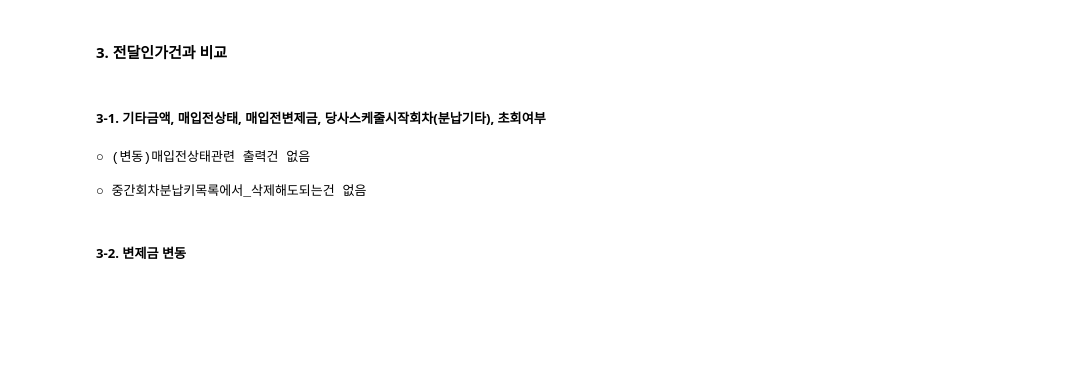
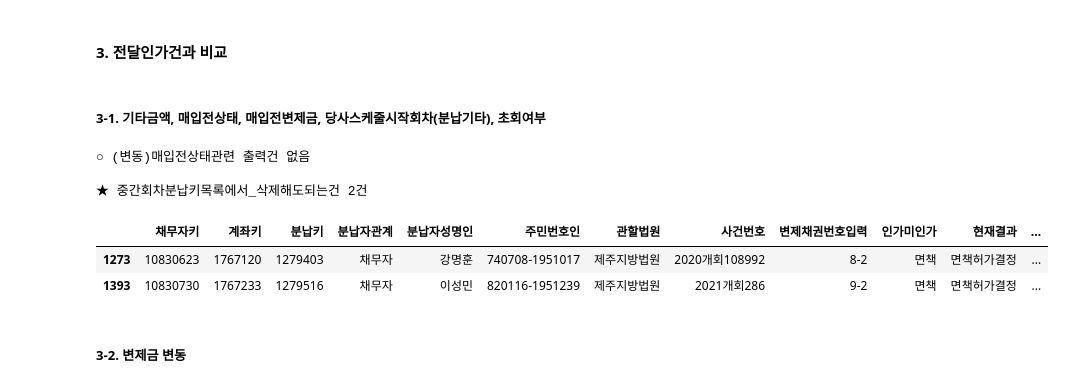
Before and after one commit to jbmyou/company_work, a Jupyter notebook: fileNaming/자산정리/1.전산_자산정리_개인회생_v2.ipynb, the cells around one changed output. Cells and saved outputs as stored; diff of their text form; code cells hidden in the pictures; blank space fills up the shorter version.

```diff
--- a/fileNaming/자산정리/1.전산_자산정리_개인회생_v2.ipynb
+++ b/fileNaming/자산정리/1.전산_자산정리_개인회생_v2.ipynb
@@ -1106,9 +1108,9 @@ if True :
 
     # 수작업 필요건
     if company == "솔림" :
-        중간회차분납키 = [] # 채무자키 : 20526255,20525355,20410378
+        중간회차분납키 = [] # 삭제건 채무자키 : 20526255,20525355,20410378
     else : # 대성
-        중간회차분납키 = ["1340096", "1340097","1279403","1279516"]
+        중간회차분납키 = ["1340096", "1340097"] # 삭제건 : "1279403","1279516"
 
     초회여부변경조건 = 인가건["분납키"].isin(중간회차분납키)
     인가건.loc[초회여부변경조건,["초회여부"]] = "중간"
@@ -1132,34 +1134,37 @@ if True :
     # 이번달 신규건 전달칼럼 빈값처리
     for col in check_cols:
         if merged[f'{col}_전달'].dtype.kind in "biufc":  # 숫자형
             merged[f'{col}_전달'] = merged[f'{col}_전달'].fillna(0)
         else:  # 문자열, 범주형 등
             merged[f'{col}_전달'] = merged[f'{col}_전달'].fillna("")
 
     # 비교하기
     merged["전달과비교"] = ""
 
     merged.loc[(merged["기타금액_이번달"] != merged["기타금액_전달"]),"전달과비교"] += "기타금액 변동, "
     merged.loc[(merged["매입전상태_이번달"] != merged["매입전상태_전달"]),"전달과비교"] += "매입전상태 변동, "
     merged.loc[(merged["당사스케줄시작회차_이번달"] != merged["당사스케줄시작회차_전달"]) & (merged["매입전상태_이번달"]=="인가"),"전달과비교"] += "당사시작회차 변동, "
     merged.loc[(merged["매입전변제금_이번달"] != merged["매입전변제금_전달"]),"전달과비교"] += "매입전변제금 변동, "
 
     초회여부변동조건 = (merged["초회여부_이번달"] != merged["초회여부_전달"]) & (merged.매입전상태_이번달=="인가")
     merged.loc[초회여부변동조건,"전달과비교"] += "초회여부 변동, "
 
     매입전상태오류 = (merged.매입전상태_이번달!="인가") & (merged.초회여부_이번달=="중간") #매입전 인가가 아닌 것은 초회여부가 중간이 될 수 없음.(변제오류, 초회 중 하나)
     merged.loc[매입전상태오류,"전달과비교"] += "매입전상태 오류, "
 
 회차구간칼럼_suffix = [y+"_이번달" for y in 회차구간칼럼] + [y+"_전달" for y in 회차구간칼럼]
 cols = [x for x in merged.columns if x not in 회차구간칼럼_suffix]
 
 if dc엑셀출력 :
     functions.save_excel_with_explain(merged[(merged["전달과비교"]!="")][cols], join(path_wd_check,"(변동)매입전상태관련.xlsx"))
     functions.display_with_explain(중간회차분납키목록에서_삭제해도되는건, "중간회차분납키목록에서_삭제해도되는건")
 # %% [output]
 ○ (변동)매입전상태관련 출력건 없음
 
-○ 중간회차분납키목록에서_삭제해도되는건 없음
+★ 중간회차분납키목록에서_삭제해도되는건 2건
+|  | 채무자키 | 계좌키 | 분납키 | 분납자관계 | 분납자성명인 | 주민번호인 | 관할법원 | 사건번호 | 변제채권번호입력 | 인가미인가 | 현재결과 | ... |
+| 1273 | 10830623 | 1767120 | 1279403 | 채무자 | 강명훈 | 740708-1951017 | 제주지방법원 | 2020개회108992 | 8-2 | 면책 | 면책허가결정 | ... |
+| 1393 | 10830730 | 1767233 | 1279516 | 채무자 | 이성민 | 820116-1951239 | 제주지방법원 | 2021개회286 | 9-2 | 면책 | 면책허가결정 | ... |
 # %% [markdown]
 ##### 3-2. 변제금 변동
 # %%
```
Also changed, not shown: parts of 12 cells of this notebook, 14 other files.
